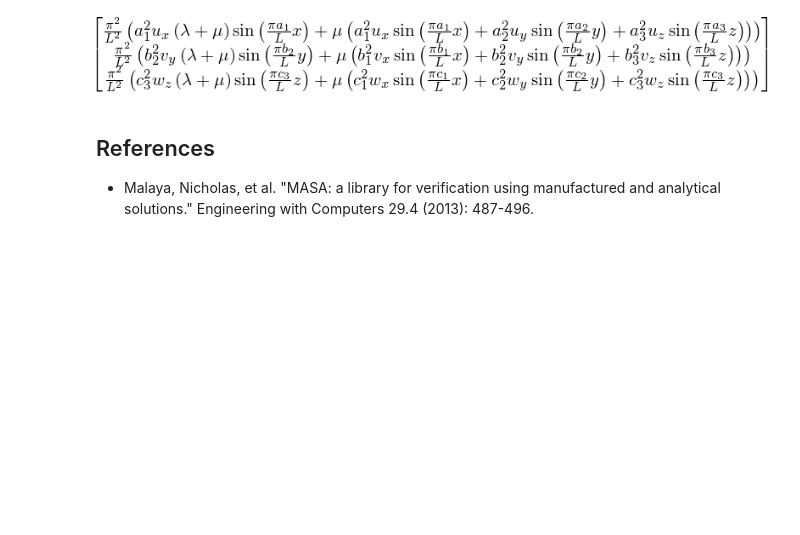
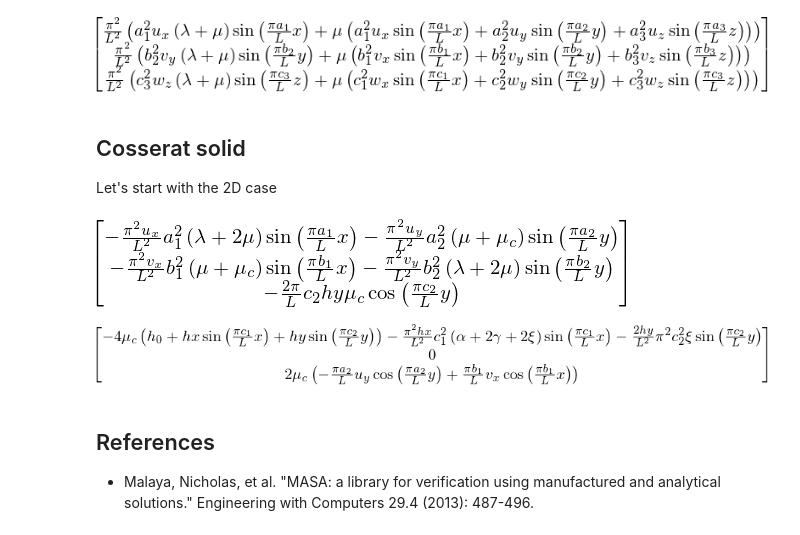
Before and after one commit to nicoguaro/notebooks_examples, a Jupyter notebook: Manufactured solutions.ipynb, the cells around one changed output. Saved outputs shown, nothing was run; the diff lists cells and outputs as text; code cells hidden in the pictures; blank space fills up the shorter version.

Commit message:
Add Cosserat solids

```diff
--- a/Manufactured solutions.ipynb
+++ b/Manufactured solutions.ipynb
@@ -46,6 +51,40 @@ F = rho*dt(U) - navier(U)
 simplify(F)
 # %% [output]
 [figure]
+# %% [markdown]
+## Cosserat solid
+
+
+Let's start with the 2D case
+# %%
+L = symbols('L')
+h0, hx, hy = symbols('h0 hx hy')
+lamda, mu, rho = symbols('lamda mu rho')
+alpha, mu_c, xi, gamma, J = symbols('alpha mu_c xi gamma J')
+# %%
+u = u0 + ux*sin(a1*pi*x/L) + uy*sin(a2*pi*y/L)
+v = v0 + vx*sin(b1*pi*x/L) + vy*sin(b2*pi*y/L)
+w = 0
+h1 = h0 + hx*sin(c1*pi*x/L) + hy*sin(c2*pi*y/L)
+h2 = 0
+h3 = 0
+# %%
+def coss(U, H, X=[x,y,z], lamda=lamda, mu=mu, mu_c=mu_c, xi=xi, gamma=gamma):
+    f_u = (lamda + 2*mu)*grad(div(U)) - (mu + mu_c)*rot(rot(U)) + 2*mu_c*rot(H)
+    f_h = (alpha + 2*gamma + 2*xi)*grad(div(H)) - 2*xi*rot(rot(H)) + 2*mu_c*rot(U) - 4*mu_c*Matrix(H)
+    return f_u, f_h
+# %%
+U = [u, v, w]
+H = [h1, h2, h3]
+f_u, f_h = coss(U, H)
+# %%
+f_u
+# %% [output]
+[figure, added]
+# %%
+f_h
+# %% [output]
+[figure, added]
 # %% [markdown]
 ## References
 
```
Also changed, not shown: parts of 1 cell of this notebook.
